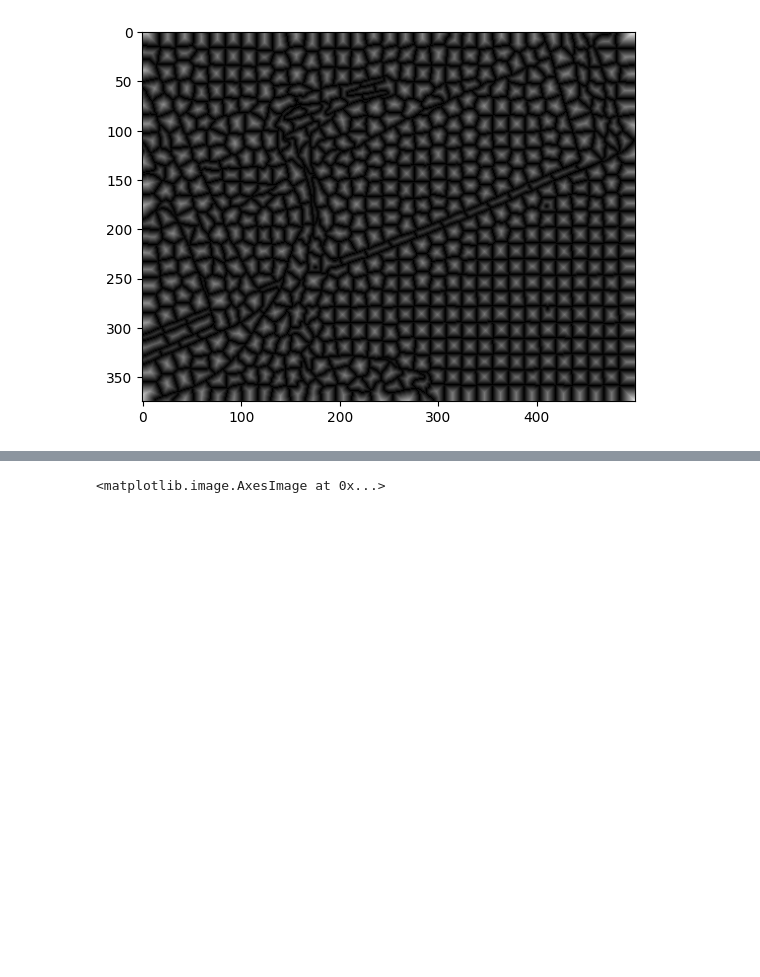
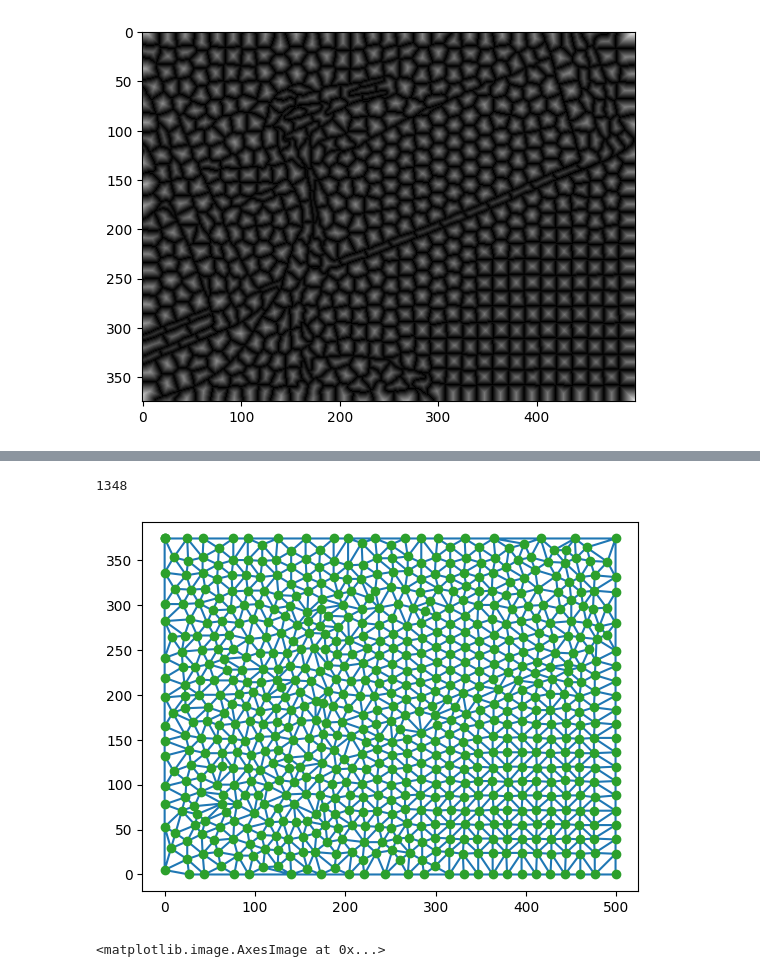
Before and after one commit to vktr274/cv-binary-segmentation, a Jupyter notebook: task2.ipynb, the cells around one changed output, grey strips where cells are left out. Drawn from its saved outputs; the diff is of its cells as text; code cells hidden in the pictures; blank space fills up the shorter version.

```diff
--- a/task2.ipynb
+++ b/task2.ipynb
@@ -113,10 +101,12 @@ plt.imshow(visualization_superpixels)
 # %%
+superpixel_labels = chosen_superpixels.getLabels()
 mean_img = np.zeros(lab_img.shape, np.uint8)
+lab_img_unblurred = cv2.cvtColor(images[0], cv2.COLOR_BGR2Lab)
 masks = []
 
 for i in np.unique(superpixel_labels):
     mask = np.where(superpixel_labels == i, 1, 0).astype(np.uint8)
-    mean = cv2.mean(lab_img, mask=mask)
+    mean = cv2.mean(lab_img_unblurred, mask=mask)
     mean_img[mask==1] = mean[:3]
     masks.append(mask)
 # %%
@@ -127,5 +117,5 @@ plt.imshow(~superpixels_lsc_mask, cmap="gray")
 # %%
-dist_trans = cv2.distanceTransform(~superpixels_lsc_mask, cv2.DIST_L2, 5)
+dist_trans = cv2.distanceTransform(~chosen_superpixels_mask, cv2.DIST_L2, 5)
 plt.imshow(dist_trans, cmap="gray")
 # %% [output]
 <matplotlib.image.AxesImage at 0x...>
@@ -133,7 +127,14 @@ plt.imshow(dist_trans, cmap="gray")
 # %%
-local_maxima = np.zeros(superpixels_lsc_mask.shape, np.uint8)
+local_maxima = np.zeros(chosen_superpixels_mask.shape, np.uint8)
+local_maxima_coord = []
 
 for mask in masks:
     masked = mask * dist_trans
     local_maximum = np.argwhere(masked == np.max(masked))[0]
     local_maxima[local_maximum[0], local_maximum[1]] = 1
+
+    local_maxima_coord.append(np.array([local_maximum[1], (local_maxima.shape[0]-1)-local_maximum[0]]))
+
+local_maxima_coord = np.array(local_maxima_coord)
+print(local_maxima_coord.shape)
+print(local_maxima_coord)
@@ -146,0 +155,15 @@ plt.imshow(local_maxima, cmap="gray")
+# %%
+from scipy.spatial import Delaunay
+import networkx as nx
+from networkx.algorithms.shortest_paths.weighted import dijkstra_path
+
+trangulation = Delaunay(local_maxima_coord)
+len(trangulation.simplices)
+# %% [output]
+1348
+# %%
+plt.triplot(local_maxima_coord[:,0], local_maxima_coord[:,1], trangulation.simplices)
+plt.plot(local_maxima_coord[:,0], local_maxima_coord[:,1], 'o')
+plt.show()
+# %% [output]
+[figure, added]
```
Also changed, not shown: parts of 39 cells of this notebook, 1 other file.
